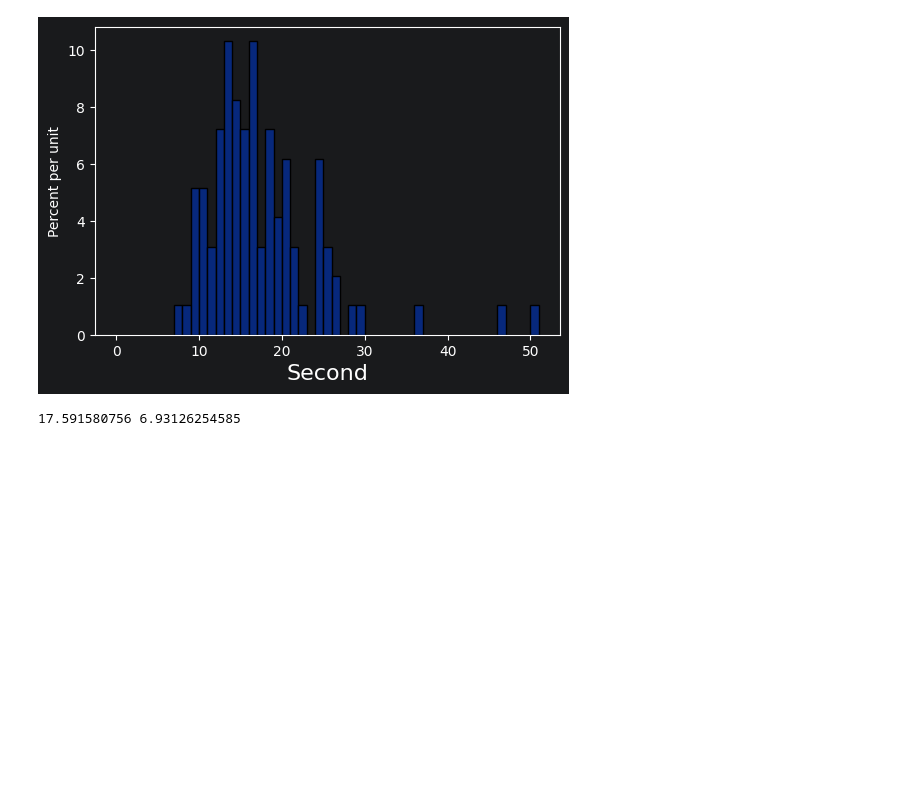
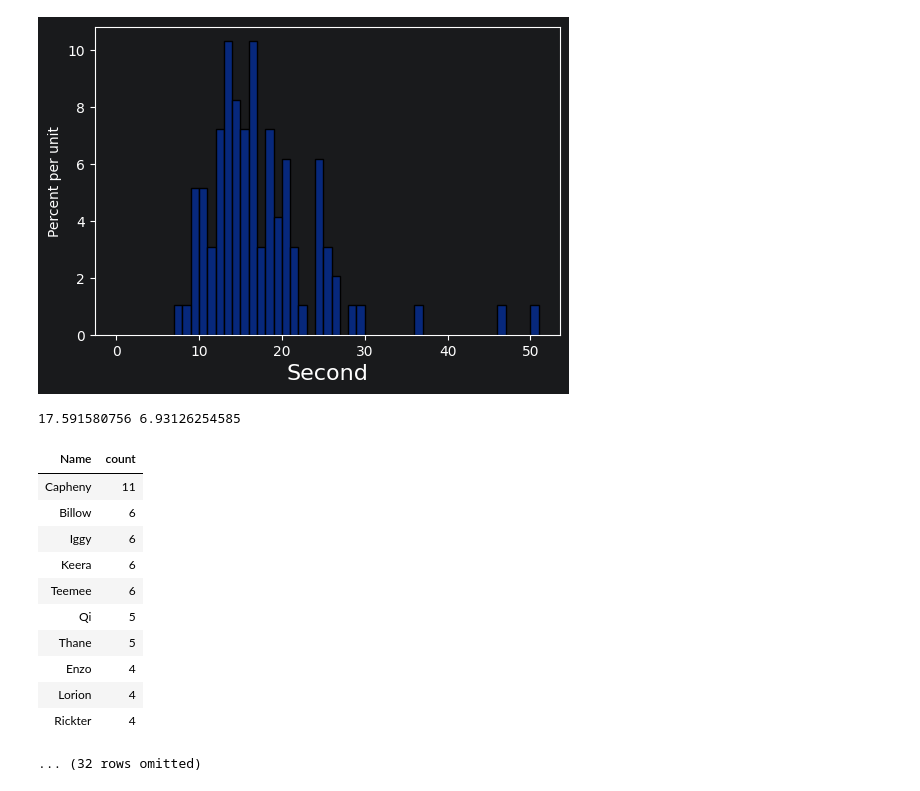
Before and after one commit to BariumAluminate/counter-banpick-trong-AIC2025, a Jupyter notebook: sample.ipynb, the cells around one changed output. Drawn from its saved outputs; the diff is of its cells as text; code cells hidden in the pictures; blank space fills up the shorter version.

```diff
--- a/sample.ipynb
+++ b/sample.ipynb
@@ -440,3 +435,19 @@ print(time_mean, time_std)
 # %% [output]
 [figure]
 17.591580756 6.93126254585
+# %%
+test = counter_statistic(find_in_table(AIC2025, 'Hayate'), 'Hayate')
+test
+# %% [output]
+| Name | count |
+| Capheny | 11 |
+| Billow | 6 |
+| Iggy | 6 |
+| Keera | 6 |
+| Teemee | 6 |
+| Qi | 5 |
+| Thane | 5 |
+| Enzo | 4 |
+| Lorion | 4 |
+| Rickter | 4 |
+... (32 rows omitted)
```
Also changed, not shown: parts of 7 cells of this notebook, 8 other files.
